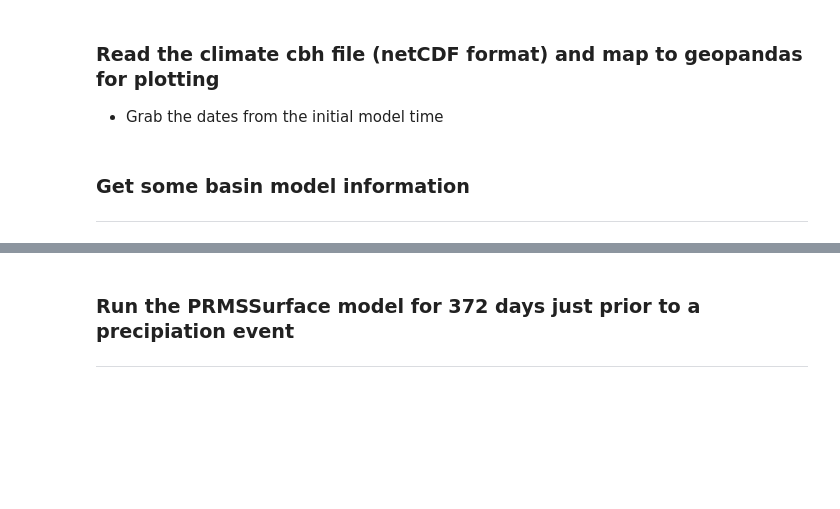
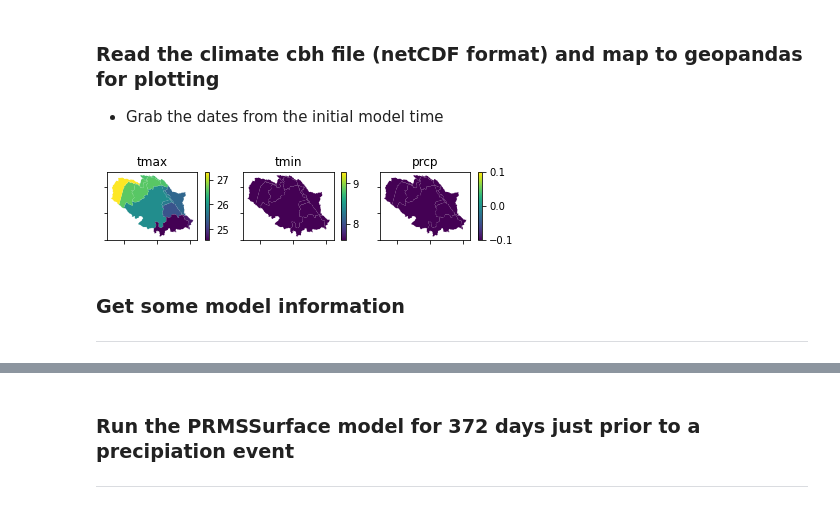
Before and after one commit to nhm-usgs/bmi-test-projects, a Jupyter notebook: notebooks/Run_PRMSSurface.ipynb, the cells around one changed output, grey strips where cells are left out. Cells and saved outputs as stored; diff of their text form; code cells hidden in the pictures; blank space fills up the shorter version.

```diff
--- a/notebooks/Run_PRMSSurface.ipynb
+++ b/notebooks/Run_PRMSSurface.ipynb
@@ -91,38 +114,48 @@ gdf_ps.plot()
 import xarray as xr
 import datetime as dt
 import matplotlib.pyplot as plt
 from mpl_toolkits.axes_grid1 import make_axes_locatable
 clim_file = Path('../prms/pipestem/daymet.nc')
 clim = xr.open_dataset(clim_file)
 ptime = m.var['nowtime'].data
 timesel = dt.datetime(ptime[0], ptime[1], ptime[2])
 start_date = timesel
 gdf_ps['tmax'] = clim.tmax.sel(time=timesel)
 gdf_ps['tmin'] = clim.tmin.sel(time=timesel)
 gdf_ps['prcp'] = clim.prcp.sel(time=timesel)
 fig, ax = plt.subplots(ncols=3)
 divider0 = make_axes_locatable(ax[0])
 divider1 = make_axes_locatable(ax[1])
 divider2 = make_axes_locatable(ax[2])
 cax0 = divider0.append_axes("right", size="5%", pad=0.1)
 cax1 = divider1.append_axes("right", size="5%", pad=0.1)
 cax2 = divider2.append_axes("right", size="5%", pad=0.1)
+h_tmax = gdf_ps.tmax.max()
+l_tmax = gdf_ps.tmax.min()
+h_tmin= gdf_ps.tmin.max()
+l_tmin= gdf_ps.tmin.min()
+h_tmax = gdf_ps.tmax.max()
+l_tmax = gdf_ps.tmax.min()
+h_ppt= gdf_ps.prcp.max()
+l_ppt= gdf_ps.prcp.min()
 
-gdf_ps.plot(column='tmax', ax=ax[0], vmin=5, vmax=30, legend=True, label='tmax', cax=cax0)
-gdf_ps.plot(column='tmin', ax=ax[1], vmin=5, vmax=30, legend=True, label='tmin', cax=cax1)
-gdf_ps.plot(column='prcp', ax=ax[2], legend=True, label='prcp', cax=cax2)
+gdf_ps.plot(column='tmax', ax=ax[0], vmin=l_tmax, vmax=h_tmax, legend=True, label='tmax', cax=cax0)
+gdf_ps.plot(column='tmin', ax=ax[1], vmin=l_tmin, vmax=l_tmin, legend=True, label='tmin', cax=cax1)
+gdf_ps.plot(column='prcp', ax=ax[2], vmin=l_ppt, vmax=l_ppt, legend=True, label='prcp', cax=cax2)
 for i in range(3):
     ax[i].set_xticklabels([])
     ax[i].set_yticklabels([])
     if i == 0:
         ax[i].set_title('tmax')
     elif i == 1:
         ax[i].set_title('tmin')
     elif i == 2:
         ax[i].set_title('prcp')
 plt.tight_layout()
+# %% [output]
+[figure, added]
 # %% [markdown]
-### Get some basin model information
+### Get some model information
 ---
 # %%
 # Get time information from the model.
```
Also changed, not shown: parts of 15 cells of this notebook, 7 other files.
